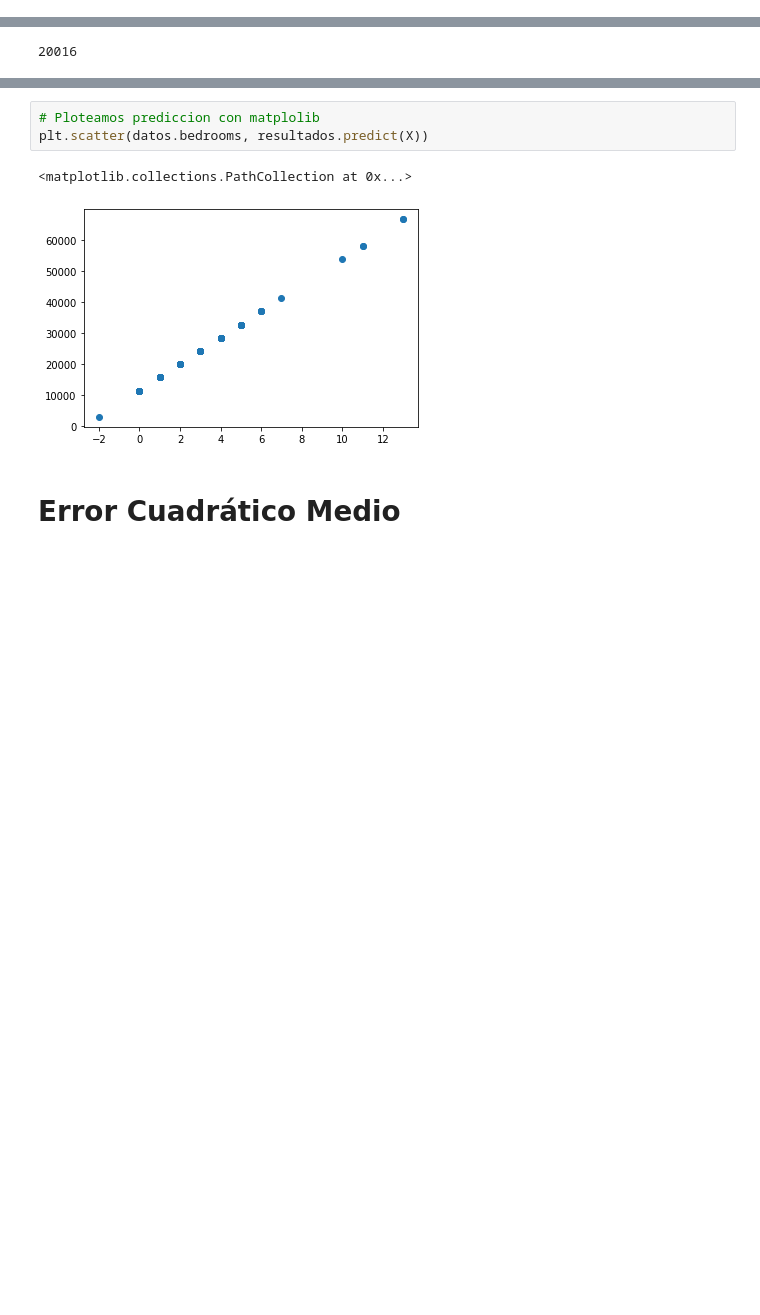
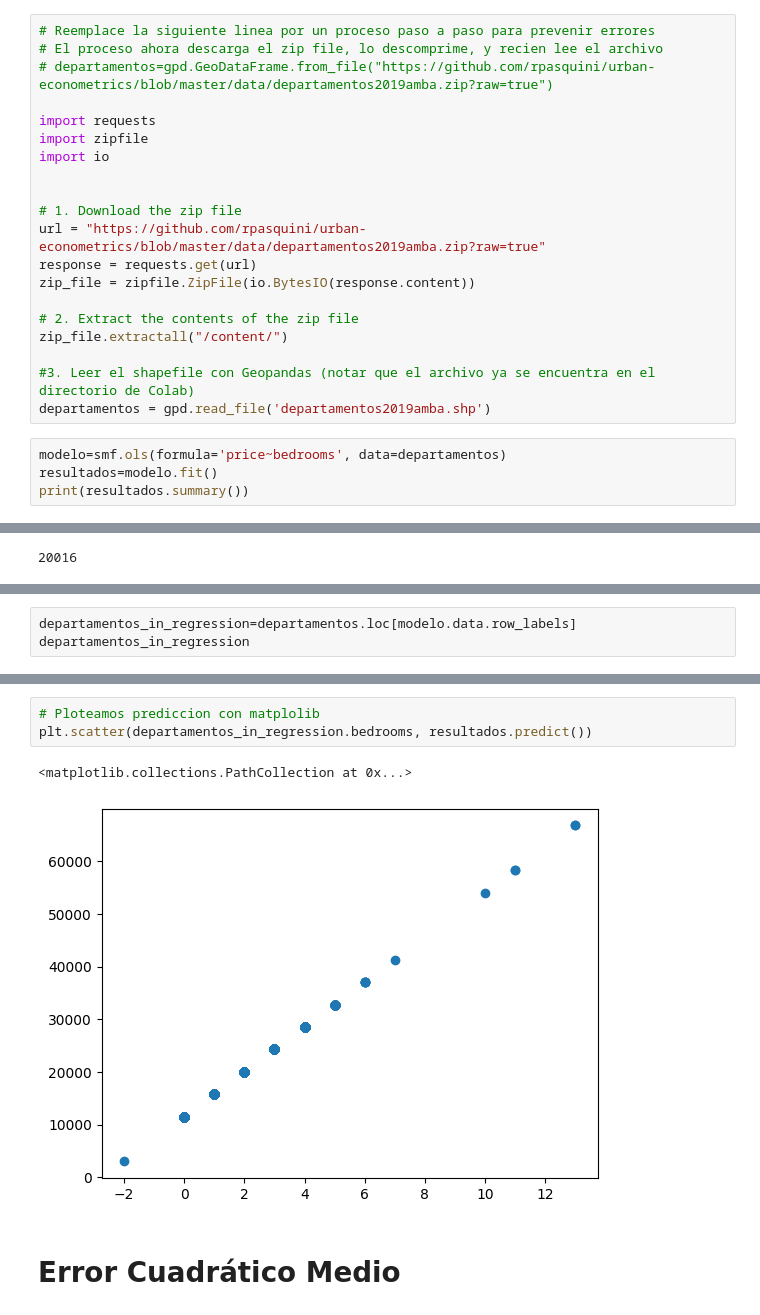
Before and after one commit to rpasquini/metodos_cuantitativos, a Jupyter notebook: notebooks/python/OLS_2_Ajuste_Propiedades_Test_de_Hipótesis_V2.ipynb, the cells around one changed output, grey strips where cells are left out. Cells and saved outputs as stored; diff of their text form; blank space fills up the shorter version.

```diff
--- a/notebooks/python/OLS_2_Ajuste_Propiedades_Test_de_Hipótesis_V2.ipynb
+++ b/notebooks/python/OLS_2_Ajuste_Propiedades_Test_de_Hipótesis_V2.ipynb
@@ -89,0 +37,24 @@ Warnings:
+# %%
+# Reemplace la siguiente linea por un proceso paso a paso para prevenir errores
+# El proceso ahora descarga el zip file, lo descomprime, y recien lee el archivo
+# departamentos=gpd.GeoDataFrame.from_file("https://github.com/rpasquini/urban-econometrics/blob/master/data/departamentos2019amba.zip?raw=true")
+
+import requests
+import zipfile
+import io
+
+
+# 1. Download the zip file
+url = "https://github.com/rpasquini/urban-econometrics/blob/master/data/departamentos2019amba.zip?raw=true"
+response = requests.get(url)
+zip_file = zipfile.ZipFile(io.BytesIO(response.content))
+
+# 2. Extract the contents of the zip file
+zip_file.extractall("/content/")
+
+#3. Leer el shapefile con Geopandas (notar que el archivo ya se encuentra en el directorio de Colab)
+departamentos = gpd.read_file('departamentos2019amba.shp')
+# %%
+modelo=smf.ols(formula='price~bedrooms', data=departamentos)
+resultados=modelo.fit()
+print(resultados.summary())
@@ -134,0 +116,3 @@ Length: 27879, dtype: float64
+# %%
+departamentos_in_regression=departamentos.loc[modelo.data.row_labels]
+departamentos_in_regression
@@ -135,9 +133,9 @@ Length: 27879, dtype: float64
 # %%
 # Ploteamos prediccion con matplolib
-plt.scatter(datos.bedrooms, resultados.predict(X))
+plt.scatter(departamentos_in_regression.bedrooms, resultados.predict())
 # %% [output]
 <matplotlib.collections.PathCollection at 0x...>
-[figure, old version]
+[figure, new version]
 # %% [markdown]
 # Error Cuadrático Medio
 # %% [markdown]
```
Also changed, not shown: parts of 17 cells of this notebook.
